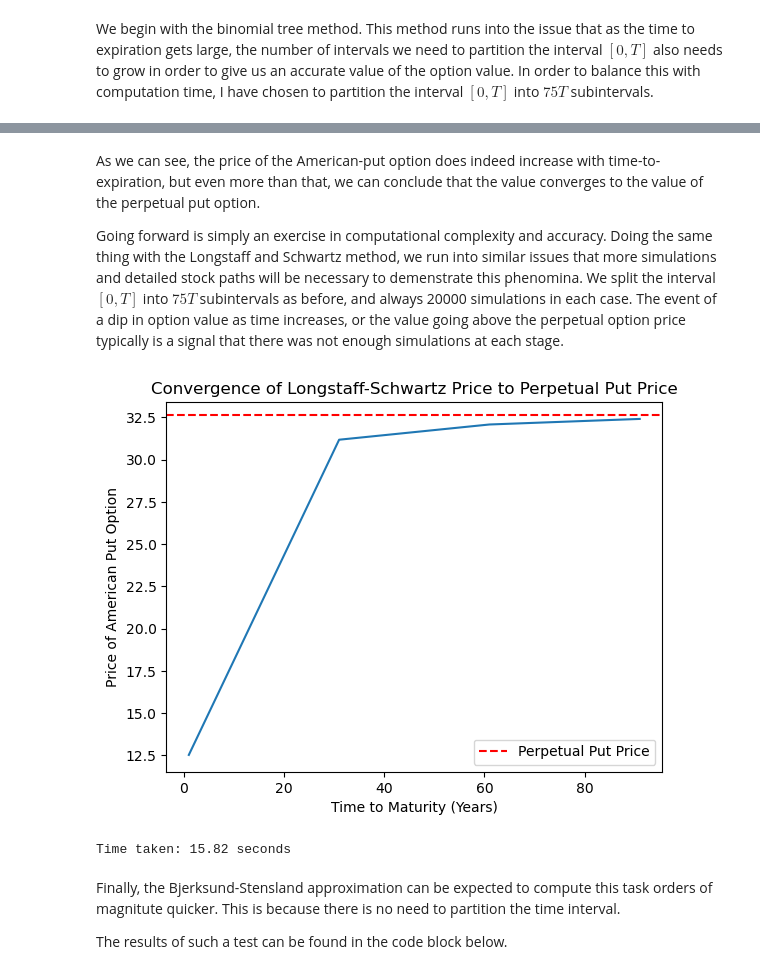
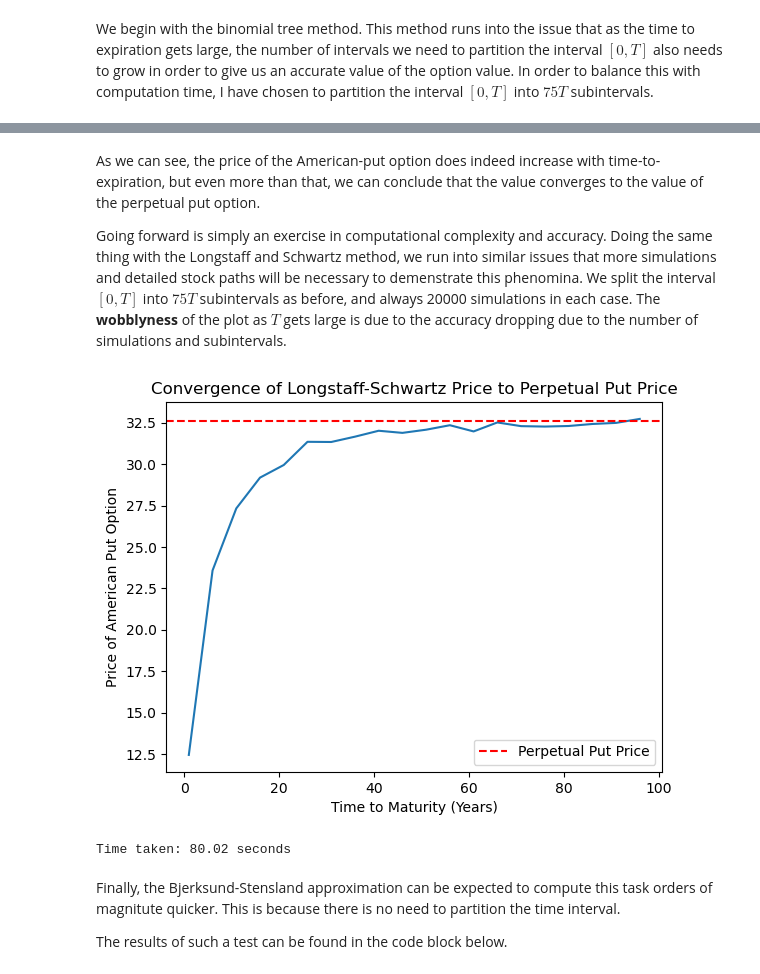
Before and after one commit to nathan-p-burns/pricing_american_options, a Jupyter notebook: pricing_american_options.ipynb, the cells around one changed output, grey strips where cells are left out. Cells and saved outputs as stored; diff of their text form; code cells hidden in the pictures.

Commit message:
Fixed some code in the perpetual put section.

```diff
--- a/pricing_american_options.ipynb
+++ b/pricing_american_options.ipynb
@@ -672,7 +672,7 @@ We begin with the binomial tree method. This method runs into the issue that as
 #Binomial Tree Convergence to Perpetual Put Price.
 t0 = time.time()
 #Need to ensure that N is large relative to T so that p is between 0 and 1. Something like N = 5*T.
-N = range(1,100,30)
+N = range(1,100,5)
 put_prices = []
 for n in N:
     #We assume S = 150, K = 150, sigma = 0.25, r = 0.038, and T will increase from 1 to 100.
@@ -695,31 +695,31 @@ Time taken: 28.40 seconds
 # %% [markdown]
 As we can see, the price of the American-put option does indeed increase with time-to-expiration, but even more than that, we can conclude that the value converges to the value of the perpetual put option.
 
-Going forward is simply an exercise in computational complexity and accuracy. Doing the same thing with the Longstaff and Schwartz method, we run into similar issues that more simulations and detailed stock paths will be necessary to demenstrate this phenomina. We split the interval $[0,T]$ into $75T$ subintervals as before, and always 20000 simulations in each case. The event of a dip in option value as time increases, or the value going above the perpetual option price typically is a signal that there was not enough simulations at each stage.
+Going forward is simply an exercise in computational complexity and accuracy. Doing the same thing with the Longstaff and Schwartz method, we run into similar issues that more simulations and detailed stock paths will be necessary to demenstrate this phenomina. We split the interval $[0,T]$ into $75T$ subintervals as before, and always 20000 simulations in each case. The **wobblyness** of the plot as $T$ gets large is due to the accuracy dropping due to the number of simulations and subintervals.
 # %%
 #Longstaff-Schwartz Convergence to Perpetual Put Price.
 t0 = time.time()
 #Need to ensure that N is large relative to T so that p is between 0 and 1. Something like N = 5*T.
-N = range(1,100,30)
+N = range(1,100,5)
 put_prices = []
 for n in N:
     #We assume S = 150, K = 150, sigma = 0.25, r = 0.038, and T will increase from 1 to 100.
     put_prices.append(longstaff_schwartz(150, 150, 0.25, n, 75*n, 20000))
 
 plt.plot(N,put_prices)
 plt.axhline(y=perpetual_put(150,150,0.25,0.038), color='r', linestyle='--', label='Perpetual Put Price')
 plt.xlabel('Time to Maturity (Years)')
 plt.ylabel('Price of American Put Option')
 plt.title('Convergence of Longstaff-Schwartz Price to Perpetual Put Price')
 plt.legend()
 
 plt.show()
 
 t1 = time.time()
 print(f"Time taken: {t1-t0:.2f} seconds")
 # %% [output]
-[figure, old version]
+[figure, new version]
-Time taken: 15.82 seconds
+Time taken: 80.02 seconds
 # %% [markdown]
 Finally, the Bjerksund-Stensland approximation can be expected to compute this task orders of magnitute quicker. This is because there is no need to partition the time interval.
 
```
Also changed, not shown: parts of 7 cells of this notebook.
